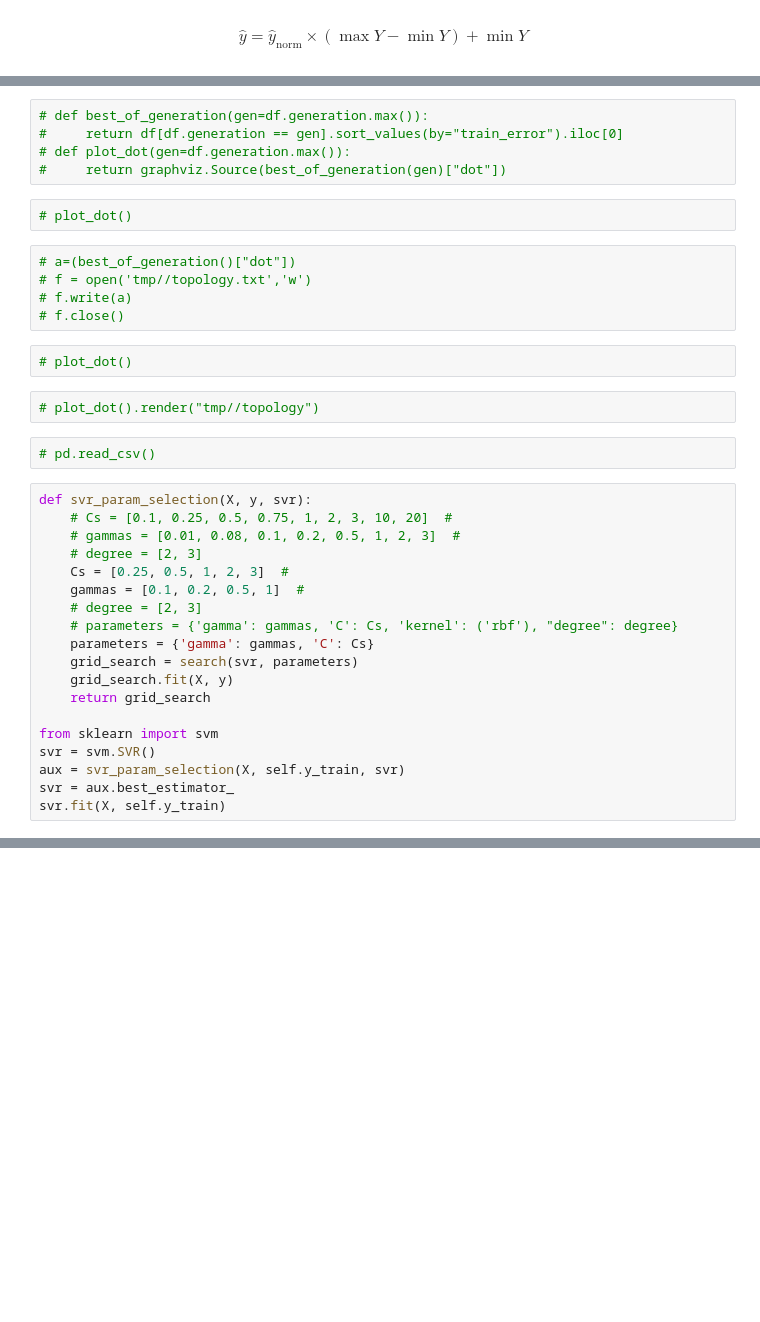
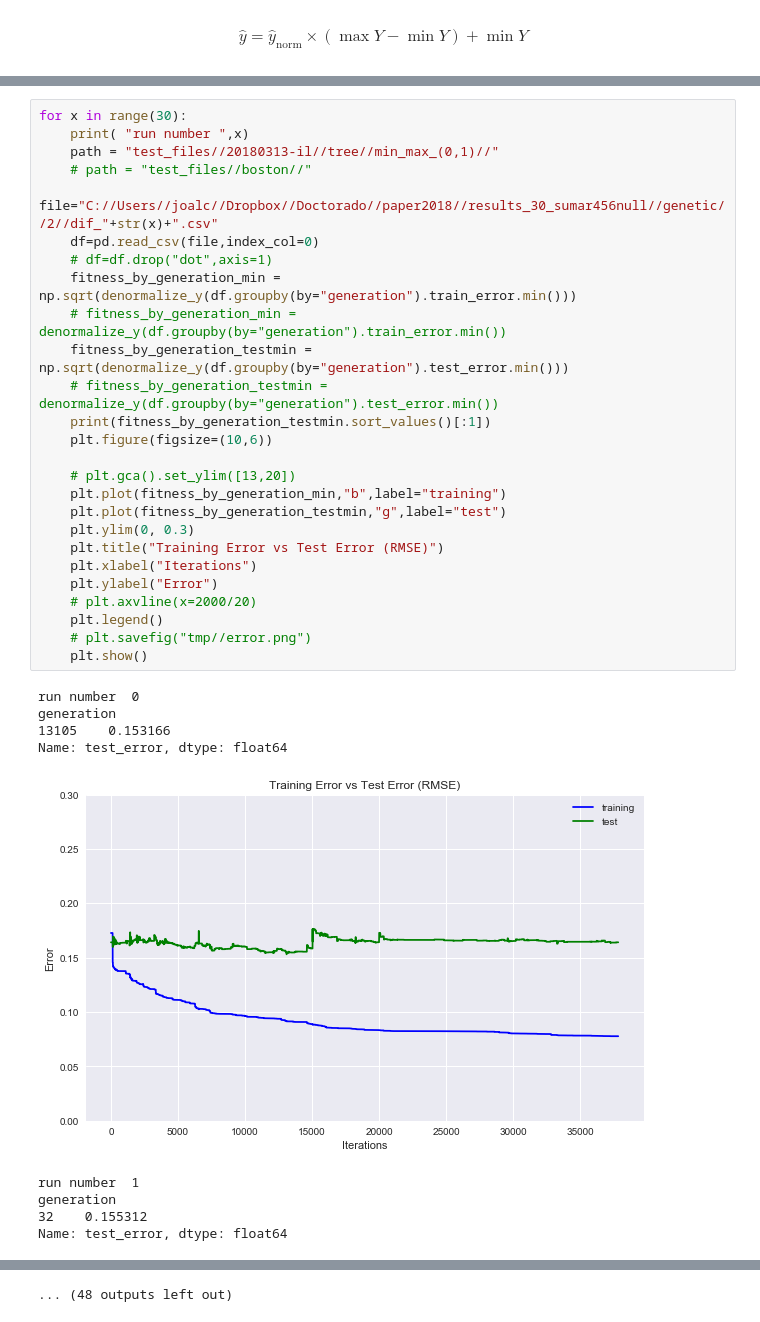
Before and after one commit to joalceco/NeuroFramework, a Jupyter notebook: results/Evolucion de topologias.ipynb, the cells around one changed output, grey strips where cells are left out. Cells and saved outputs as stored; diff of their text form; blank space fills up the shorter version.

```diff
--- a/results/Evolucion de topologias.ipynb
+++ b/results/Evolucion de topologias.ipynb
@@ -88,37 +55,36 @@ print(r2(trainY,trainYhat), r2(testY,testYhat),sep="\t")
-# %%
-# def best_of_generation(gen=df.generation.max()):
-#     return df[df.generation == gen].sort_values(by="train_error").iloc[0]
-# def plot_dot(gen=df.generation.max()):
-#     return graphviz.Source(best_of_generation(gen)["dot"])
-# %%
-# plot_dot()
-# %%
-# a=(best_of_generation()["dot"])
-# f = open('tmp//topology.txt','w')
-# f.write(a)
-# f.close()
-# %%
-# plot_dot()
-# %%
-# plot_dot().render("tmp//topology")
-# %%
-# pd.read_csv()
-# %%
-def svr_param_selection(X, y, svr):
-    # Cs = [0.1, 0.25, 0.5, 0.75, 1, 2, 3, 10, 20]  #
-    # gammas = [0.01, 0.08, 0.1, 0.2, 0.5, 1, 2, 3]  #
-    # degree = [2, 3]
-    Cs = [0.25, 0.5, 1, 2, 3]  #
-    gammas = [0.1, 0.2, 0.5, 1]  #
-    # degree = [2, 3]
-    # parameters = {'gamma': gammas, 'C': Cs, 'kernel': ('rbf'), "degree": degree}
-    parameters = {'gamma': gammas, 'C': Cs}
-    grid_search = search(svr, parameters)
-    grid_search.fit(X, y)
-    return grid_search
-
-from sklearn import svm
-svr = svm.SVR()
-aux = svr_param_selection(X, self.y_train, svr)
-svr = aux.best_estimator_
-svr.fit(X, self.y_train)
+# %%
+for x in range(30):
+    print( "run number ",x)
+    path = "test_files//20180313-il//tree//min_max_(0,1)//"
+    # path = "test_files//boston//"
+    file="C://Users//joalc//Dropbox//Doctorado//paper2018//results_30_sumar456null//genetic//2//dif_"+str(x)+".csv"
+    df=pd.read_csv(file,index_col=0)
+    # df=df.drop("dot",axis=1)
+    fitness_by_generation_min = np.sqrt(denormalize_y(df.groupby(by="generation").train_error.min()))
+    # fitness_by_generation_min = denormalize_y(df.groupby(by="generation").train_error.min())
+    fitness_by_generation_testmin = np.sqrt(denormalize_y(df.groupby(by="generation").test_error.min()))
+    # fitness_by_generation_testmin = denormalize_y(df.groupby(by="generation").test_error.min())
+    print(fitness_by_generation_testmin.sort_values()[:1])
+    plt.figure(figsize=(10,6))
+
+    # plt.gca().set_ylim([13,20])
+    plt.plot(fitness_by_generation_min,"b",label="training")
+    plt.plot(fitness_by_generation_testmin,"g",label="test")
+    plt.ylim(0, 0.3)
+    plt.title("Training Error vs Test Error (RMSE)")
+    plt.xlabel("Iterations")
+    plt.ylabel("Error")
+    # plt.axvline(x=2000/20)
+    plt.legend()
+    # plt.savefig("tmp//error.png")
+    plt.show()
+# %% [output]
+run number  0
+generation
+13105    0.153166
+Name: test_error, dtype: float64
+[figure, added]
+run number  1
+generation
+32    0.155312
+Name: test_error, dtype: float64
@@ -124,0 +112 @@ svr.fit(X, self.y_train)
+... (48 outputs left out)
```
Also changed, not shown: parts of 8 cells of this notebook, 56 other files.
